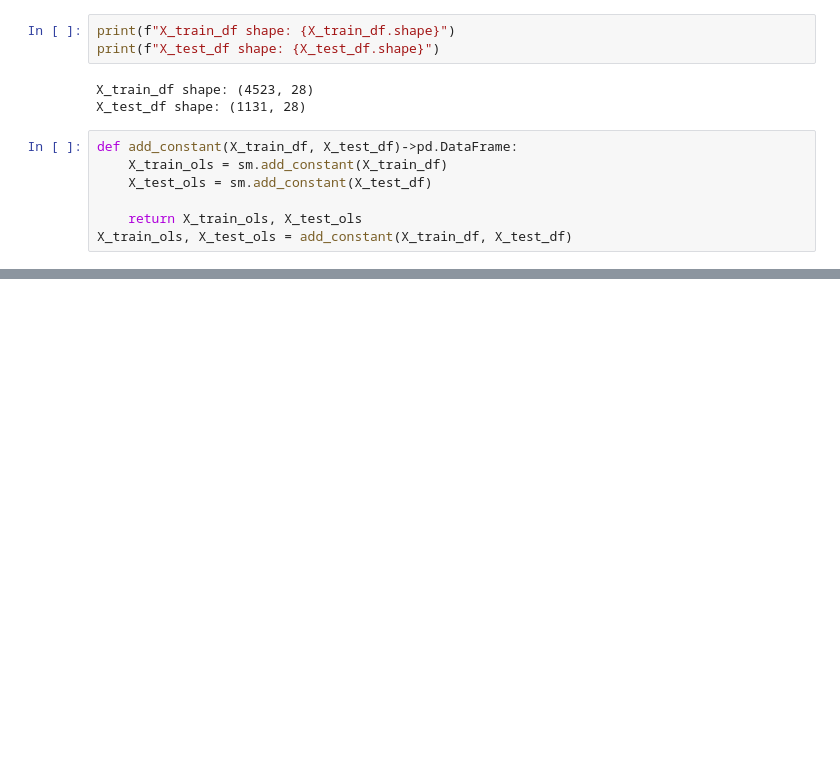
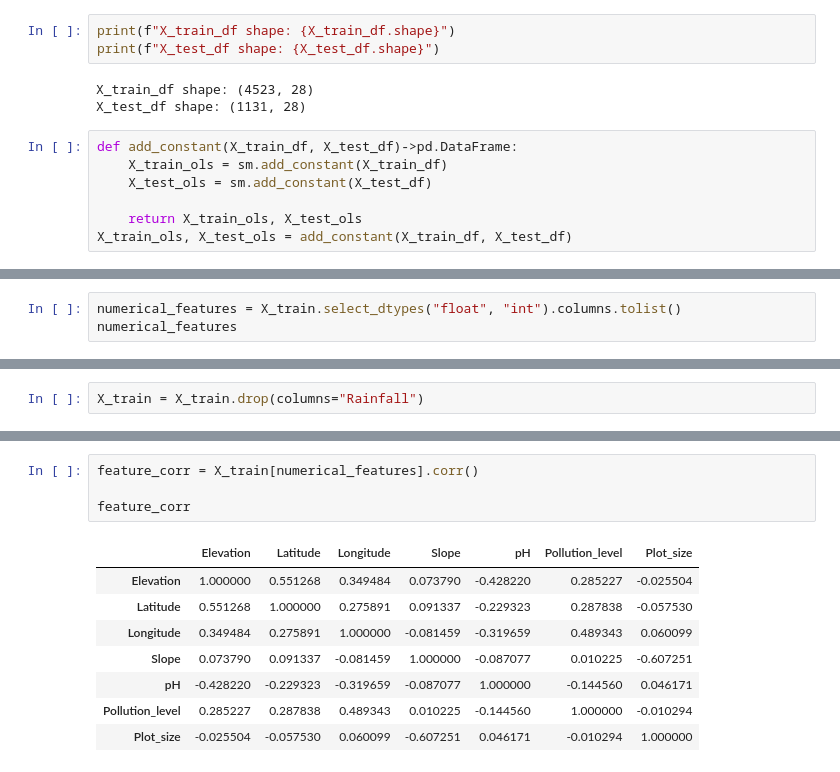
Before and after one commit to Vincent-kiptoo/maji-ndogo-yield-intelligence, a Jupyter notebook: notebooks/02_baseline_ols.ipynb, the cells around one changed output, grey strips where cells are left out. Drawn from its saved outputs; the diff is of its cells as text; blank space fills up the shorter version.

```diff
--- a/notebooks/02_baseline_ols.ipynb
+++ b/notebooks/02_baseline_ols.ipynb
@@ -267,0 +298,3 @@ strong multicollinearity problems or that the design matrix is singular.
+# %%
+numerical_features = X_train.select_dtypes("float", "int").columns.tolist()
+numerical_features
@@ -267,0 +309,2 @@ strong multicollinearity problems or that the design matrix is singular.
+# %%
+X_train = X_train.drop(columns="Rainfall")
@@ -267,0 +322,13 @@ strong multicollinearity problems or that the design matrix is singular.
+# %%
+feature_corr = X_train[numerical_features].corr()
+
+feature_corr
+# %% [output]
+|  | Elevation | Latitude | Longitude | Slope | pH | Pollution_level | Plot_size |
+| Elevation | 1.000000 | 0.551268 | 0.349484 | 0.073790 | -0.428220 | 0.285227 | -0.025504 |
+| Latitude | 0.551268 | 1.000000 | 0.275891 | 0.091337 | -0.229323 | 0.287838 | -0.057530 |
+| Longitude | 0.349484 | 0.275891 | 1.000000 | -0.081459 | -0.319659 | 0.489343 | 0.060099 |
+| Slope | 0.073790 | 0.091337 | -0.081459 | 1.000000 | -0.087077 | 0.010225 | -0.607251 |
+| pH | -0.428220 | -0.229323 | -0.319659 | -0.087077 | 1.000000 | -0.144560 | 0.046171 |
+| Pollution_level | 0.285227 | 0.287838 | 0.489343 | 0.010225 | -0.144560 | 1.000000 | -0.010294 |
+| Plot_size | -0.025504 | -0.057530 | 0.060099 | -0.607251 | 0.046171 | -0.010294 | 1.000000 |
```
Also changed, not shown: parts of 8 cells of this notebook.
